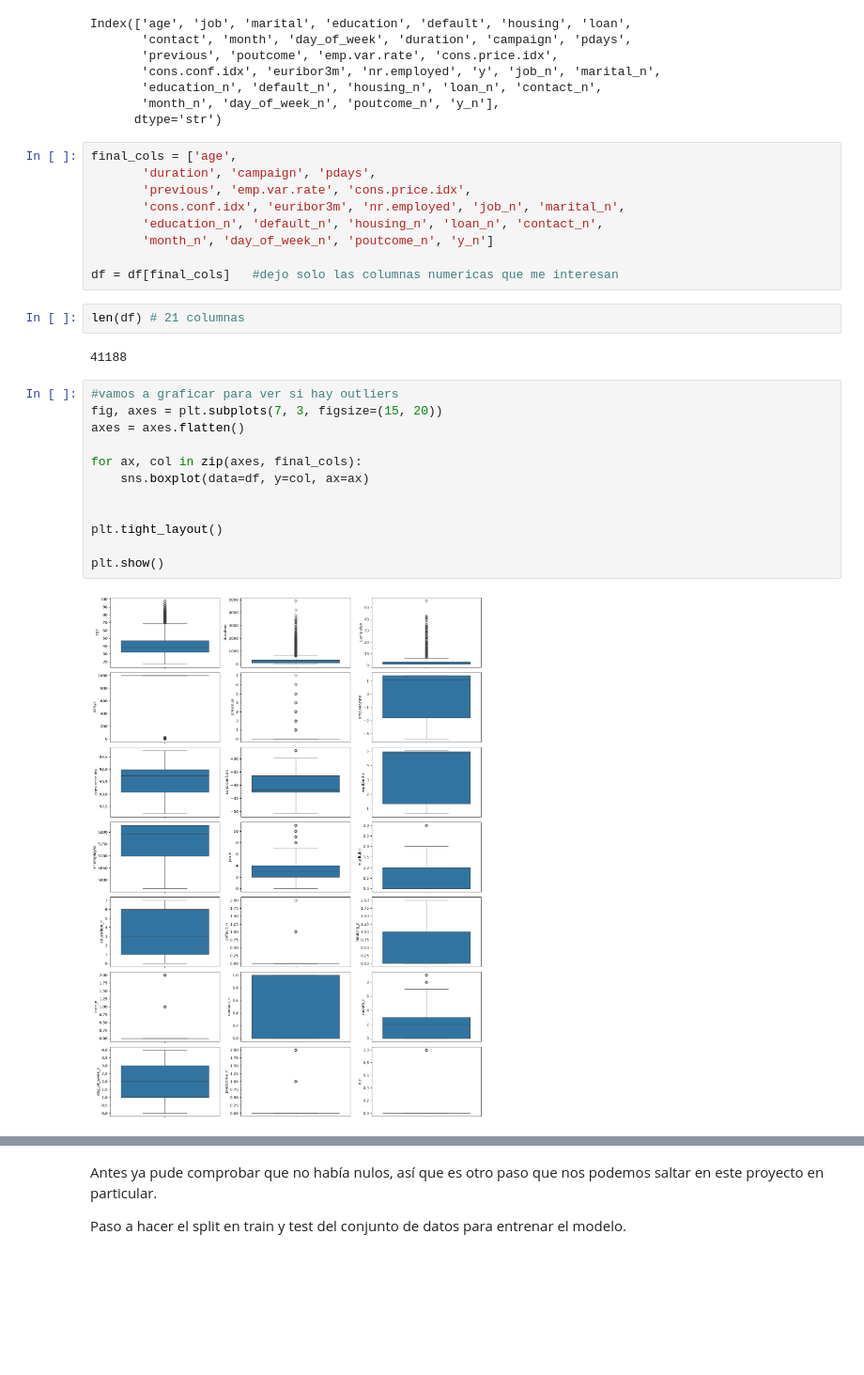
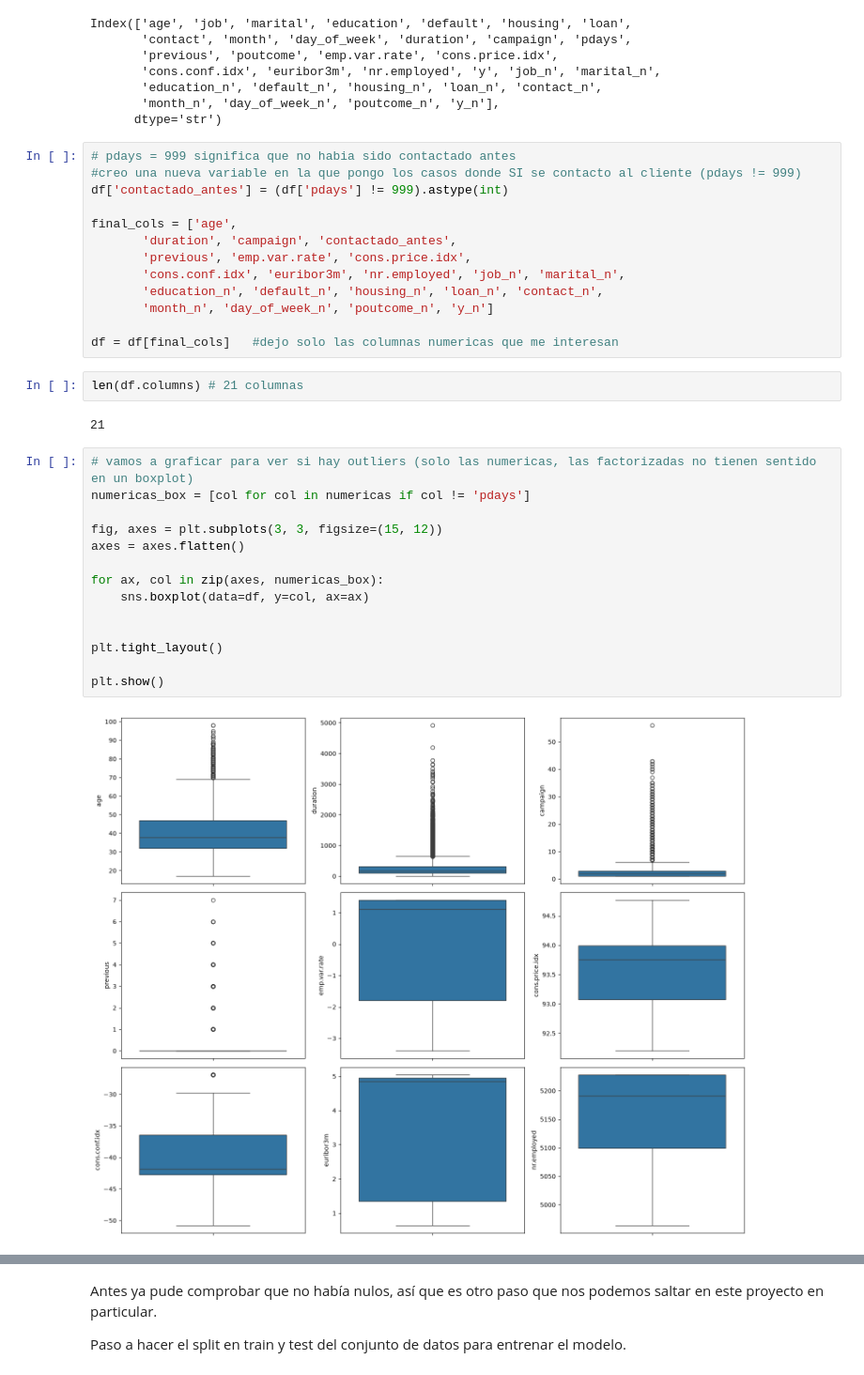
Before and after one commit to 4GeeksAcademy/logistic-regression-PabloMartin, a Jupyter notebook: src/explore.ipynb, the cells around one changed output, grey strips where cells are left out. Shown at 94% size. Saved outputs shown, nothing was run; the diff lists cells and outputs as text; blank space fills up the shorter version.

```diff
--- a/src/explore.ipynb
+++ b/src/explore.ipynb
@@ -335,8 +336,12 @@ Index(['age', 'job', 'marital', 'education', 'default', 'housing', 'loan',
        'month_n', 'day_of_week_n', 'poutcome_n', 'y_n'],
       dtype='str')
 # %%
+# pdays = 999 significa que no habia sido contactado antes
+#creo una nueva variable en la que pongo los casos donde SI se contacto al cliente (pdays != 999)
+df['contactado_antes'] = (df['pdays'] != 999).astype(int)
+
 final_cols = ['age',
-       'duration', 'campaign', 'pdays',
+       'duration', 'campaign', 'contactado_antes',
        'previous', 'emp.var.rate', 'cons.price.idx',
        'cons.conf.idx', 'euribor3m', 'nr.employed', 'job_n', 'marital_n',
        'education_n', 'default_n', 'housing_n', 'loan_n', 'contact_n',
@@ -344,21 +349,23 @@ final_cols = ['age',
 
 df = df[final_cols]   #dejo solo las columnas numericas que me interesan
 # %%
-len(df) # 21 columnas
+len(df.columns) # 21 columnas
 # %% [output]
-41188
+21
 # %%
-#vamos a graficar para ver si hay outliers
-fig, axes = plt.subplots(7, 3, figsize=(15, 20))
+# vamos a graficar para ver si hay outliers (solo las numericas, las factorizadas no tienen sentido en un boxplot)
+numericas_box = [col for col in numericas if col != 'pdays']
+
+fig, axes = plt.subplots(3, 3, figsize=(15, 12))
 axes = axes.flatten()
 
-for ax, col in zip(axes, final_cols):
+for ax, col in zip(axes, numericas_box):
     sns.boxplot(data=df, y=col, ax=ax)
 
 
 plt.tight_layout()
 
 plt.show()
 # %% [output]
-[figure, old version]
+[figure, new version]
 # %%
```
Also changed, not shown: parts of 29 cells of this notebook, 19 other files.
